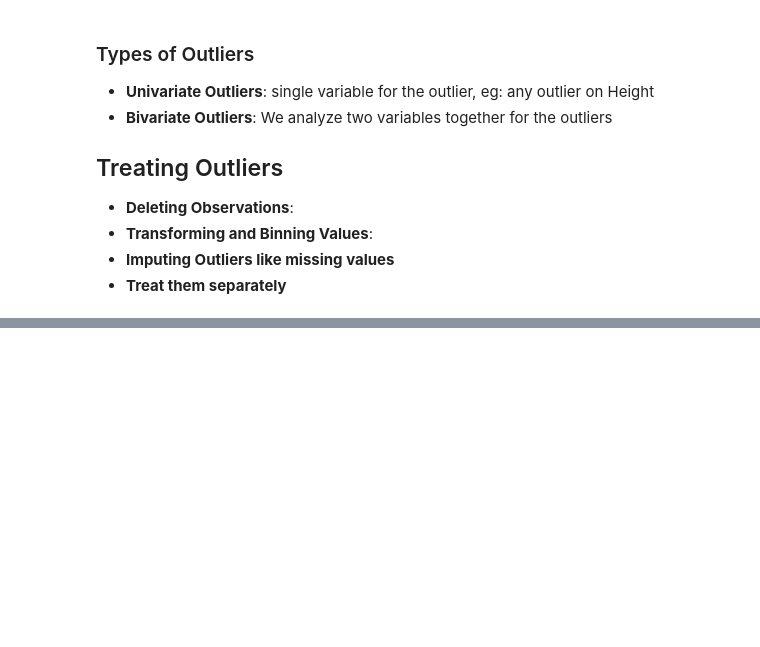
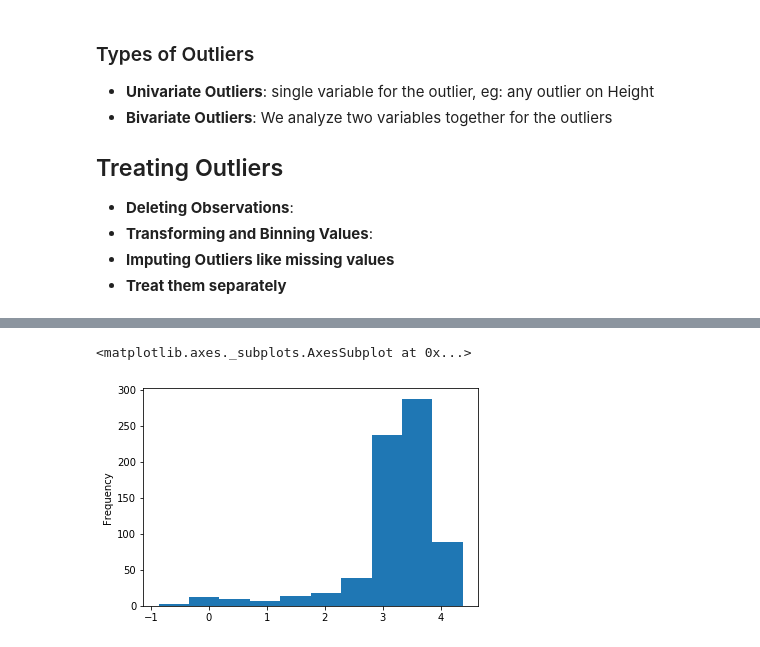
Before and after one commit to sntshred/DataScience, a Jupyter notebook: Operators.ipynb, the cells around one changed output, grey strips where cells are left out. Saved outputs shown, nothing was run; the diff lists cells and outputs as text; code cells hidden in the pictures; blank space fills up the shorter version.

```diff
--- a/Operators.ipynb
+++ b/Operators.ipynb
@@ -2208,0 +2285,2 @@ Topic to be covered:
+# %%
+df = pd.read_csv('./iris/data.csv')
@@ -2208,0 +2303,5 @@ Topic to be covered:
+# %%
+np.log(df['Age']).plot.hist()
+# %% [output]
+<matplotlib.axes._subplots.AxesSubplot at 0x...>
+[figure, added]
```
Also changed, not shown: parts of 32 cells of this notebook, 1 other file.
